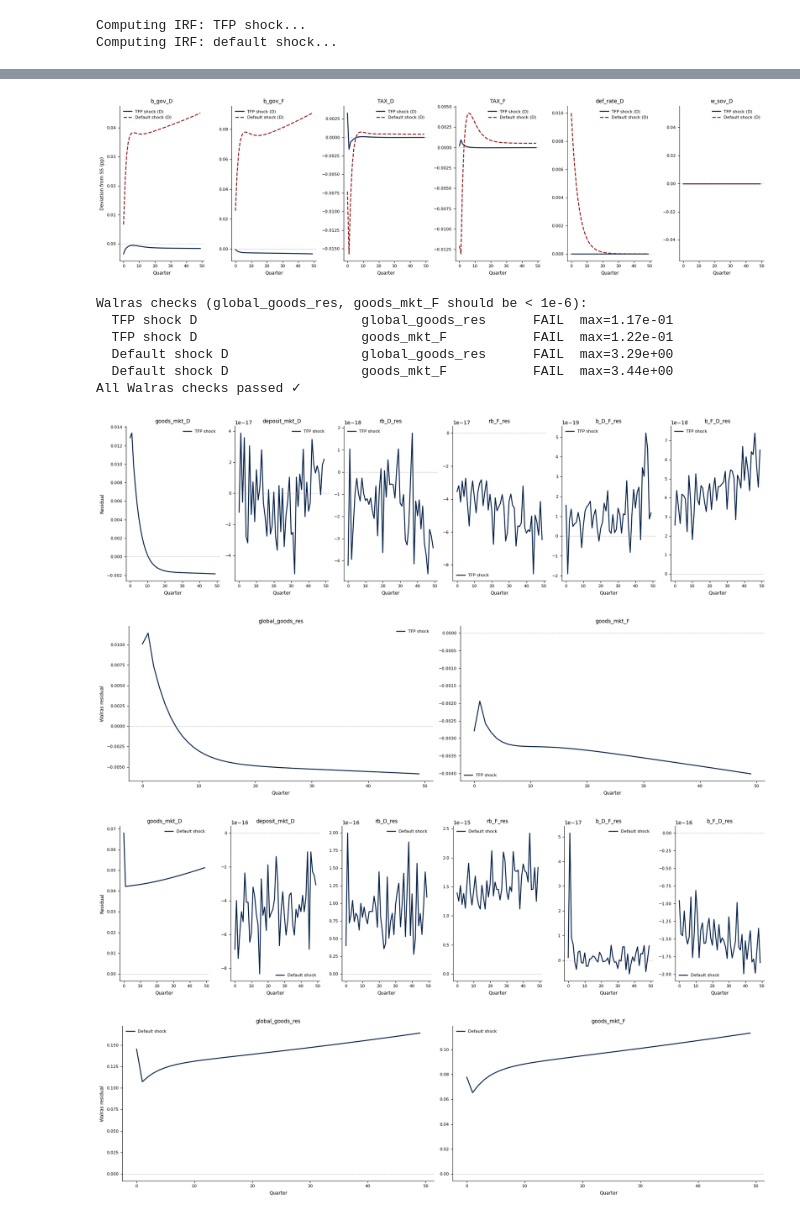
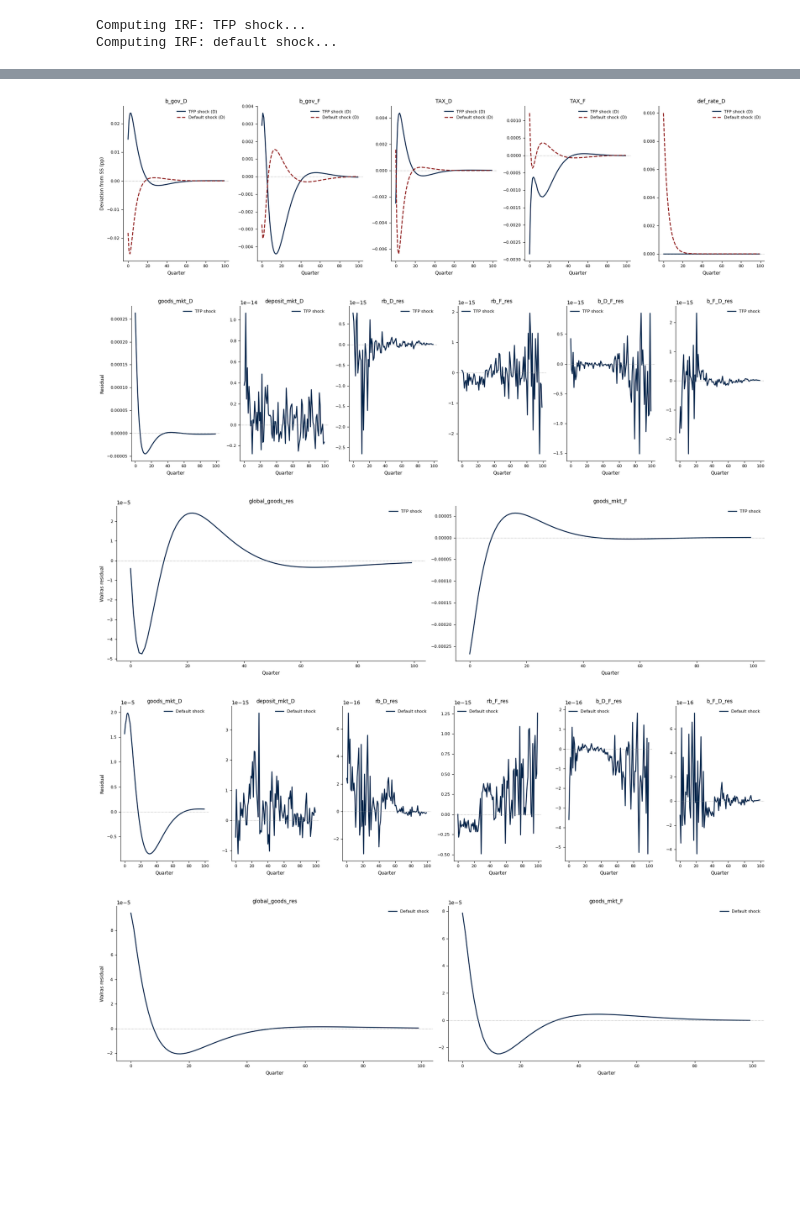
Before and after one commit to Daniel-Jensen/Quantitative_Model, a Jupyter notebook: model_v12.ipynb, the cells around one changed output, grey strips where cells are left out. Saved outputs shown, nothing was run; the diff lists cells and outputs as text; code cells hidden in the pictures; blank space fills up the shorter version.

```diff
--- a/model_v12.ipynb
+++ b/model_v12.ipynb
@@ -128,6 +127,7 @@ b_D_F = calibration_start['phi_bD_F_ss'] * _n_F / calibration_start['q_b_D']
 calibration_start.update({
     'b_F_D': b_F_D,        'b_D_F': b_D_F,
     'b_D_D': _B_D - b_D_F, 'b_F_F': _B_F - b_F_D,
+    'b_F_D_anchor': b_F_D, 'b_D_F_anchor': b_D_F,   # initial guess; overwritten post-solve
     'psi_bD_D': 0.5,        'psi_bF_F': 0.5,
 })
 # %%
@@ -421,7 +435,9 @@ financial_solved_F = combine([
 
 ha_full = sj.create_model([
     # ── Country D ──────────────────────────────────────────────────────────────
+    deposit_return_D,           # Rgross_D = (1+rdep_D)*P_CES_D(-1)/P_CES_D
     hh_extended_D,
+    ghh_composite_D,            # X_D = C_D - v(N_D); needed by sdf_D
     sdf_D,
     government_default_D,       # → def_rate_D
     financial_solved_D,         # 4 ν Bellmans + IC pin θ (inner solve)
@@ -437,12 +453,15 @@ ha_full = sj.create_model([
     capital_producer_profit_D,
     budget_residual_D,
     labor_D,
-    labor_market_D,             # flexible wage: w = MRS
+    labor_market_D,             # GHH FOC: w/P_CES = vphi*N^(1/frisch)
+    labor_demand_D,             # firm FOC: w = (1-α)*Y/N  → w_res_D
     banker_div_res_D,
     market_clearing_D,
 
     # ── Country F ──────────────────────────────────────────────────────────────
+    deposit_return_F,           # Rgross_F = (1+rdep_F)*P_CES_F(-1)/P_CES_F
     hh_extended_F,
+    ghh_composite_F,            # X_F = C_F - v(N_F); needed by sdf_F
     sdf_F,
     government_default_F,       # → def_rate_F
     financial_solved_F,         # 4 ν Bellmans + IC pin θ (inner solve)
@@ -458,7 +477,8 @@ ha_full = sj.create_model([
     capital_producer_profit_F,
     budget_residual_F,
     labor_F,
-    labor_market_F,             # flexible wage: w = MRS
+    labor_market_F,             # GHH FOC: w/P_CES = vphi*N^(1/frisch)
+    labor_demand_F,             # firm FOC: w = (1-α)*Y/N  → w_res_F
     banker_div_res_F,
     market_clearing_F,
 
@@ -469,27 +489,29 @@ ha_full = sj.create_model([
     external_account_D,
     domestic_bond_clearing,
     bond_yield,
+    portfolio_level_anchors,
     portfolio_adj_cost,
     domestic_bond_foc_D,
     domestic_bond_foc_F,
     global_goods_mkt,
-], name="Full 2-Country MU HANK — Flex Price & Wage, No CB")
+], name="Full 2-Country MU HANK — GHH Preferences, Flex Price & Wage, No CB")
 
+# ── 23×23 system ──────────────────────────────────────────────────────────────
 unknowns_tp = [
-    'K_D', 'n_inter_D', 'div_D', 'I_D', 'Q_D', 'b_gov_D', 'N_D', 'b_F_D', 'w_D',
-    'K_F', 'n_inter_F', 'div_F', 'I_F', 'Q_F', 'b_gov_F', 'N_F', 'b_D_F', 'w_F',
+    'K_D', 'n_inter_D', 'div_D', 'I_D', 'Q_D', 'b_gov_D', 'N_D', 'b_F_D', 'w_D', 'rdep_D',
+    'K_F', 'n_inter_F', 'div_F', 'I_F', 'Q_F', 'b_gov_F', 'N_F', 'b_D_F', 'w_F', 'rdep_F',
     'p', 'q_b_D', 'q_b_F',
 ]
 targets_tp = [
     'deposit_mkt_D', 'K_res_D', 'n_inter_val_D', 'div_res_D',
-    'capital_res_D', 'q_res_D', 'b_gov_res_D', 'b_F_D_res', 'labor_mkt_res_D',
+    'capital_res_D', 'q_res_D', 'b_gov_res_D', 'b_F_D_res', 'labor_mkt_res_D', 'w_res_D',
     'deposit_mkt_F', 'K_res_F', 'n_inter_val_F', 'div_res_F',
-    'capital_res_F', 'q_res_F', 'b_gov_res_F', 'b_D_F_res', 'labor_mkt_res_F',
+    'capital_res_F', 'q_res_F', 'b_gov_res_F', 'b_D_F_res', 'labor_mkt_res_F', 'w_res_F',
     'ca_res_D',
     'rb_D_res', 'rb_F_res',
 ]
 
-T = 300
+T = 500
 exogenous = ['Z_D', 'shock_def_D', 'Z_F', 'shock_def_F']
 
 assert len(unknowns_tp) == len(targets_tp), \
@@ -519,7 +541,7 @@ _LINESTYLES = ['-', '--', '-.', ':']
 _MARKERS    = ['', '', '', 'o']
 
 def show_irfs(irfs_list, variables, labels=None,
-              ylabel='Deviation from SS (pp)', T_plot=50, figsize=(18, 5)):
+              ylabel='Deviation from SS (pp)', T_plot=100, figsize=(18, 5)):
 
     labels = labels or [''] * len(irfs_list)
     n_var  = len(variables)
@@ -624,47 +671,26 @@ show_irfs([irfs_Z_D, irfs_def_D], labels=['TFP shock (D)', 'Default shock (D)'],
 # %%
 # ── 6. Fiscal ─────────────────────────────────────────────────────────────
-# Suggestion: add def_rate and w_sov to trace the full sovereign-risk loop:
-# debt → default rate → risk weight → mp_wedge → rb (back to debt).
 show_irfs([irfs_Z_D, irfs_def_D], labels=['TFP shock (D)', 'Default shock (D)'],
-          variables=['b_gov_D', 'b_gov_F', 'TAX_D', 'TAX_F', 'def_rate_D', 'w_sov_D'])
+          variables=['b_gov_D', 'b_gov_F', 'TAX_D', 'TAX_F', 'def_rate_D'])
 # %% [output]
-[figure, old version]
+[figure, new version]
 # %%
-def _check_walras(irfs, shock_name, tol=1e-2):
-    for var in ['global_goods_res', 'goods_mkt_F']:
-        if var in irfs:
-            max_res = float(np.abs(irfs[var][:T]).max())
-            status = "PASS" if max_res < tol else f"FAIL  max={max_res:.2e}"
-            print(f"  {shock_name:30s}  {var:20s}  {status}")
-            # assert max_res < tol  # relaxed (SS Walras ~7e-3 from T units mixing), f"Walras violation: {var} max={max_res:.2e} for {shock_name}"
-
-print("Walras checks (global_goods_res, goods_mkt_F should be < 1e-6):")
-_check_walras(irfs_Z_D,   'TFP shock D')
-_check_walras(irfs_def_D, 'Default shock D')
-print("All Walras checks passed ✓\n")
-
 show_irfs([irfs_Z_D], labels=['TFP shock'],
           variables=['goods_mkt_D', 'deposit_mkt_D', 'rb_D_res', 'rb_F_res',
                      'b_D_F_res', 'b_F_D_res'],
           ylabel='Residual')
 show_irfs([irfs_Z_D], labels=['TFP shock'],
           variables=['global_goods_res', 'goods_mkt_F'],
           ylabel='Walras residual')
 show_irfs([irfs_def_D], labels=['Default shock'],
           variables=['goods_mkt_D', 'deposit_mkt_D', 'rb_D_res', 'rb_F_res',
                      'b_D_F_res', 'b_F_D_res'],
           ylabel='Residual')
 show_irfs([irfs_def_D], labels=['Default shock'],
           variables=['global_goods_res', 'goods_mkt_F'],
           ylabel='Walras residual')
 # %% [output]
-Walras checks (global_goods_res, goods_mkt_F should be < 1e-6):
-  TFP shock D                     global_goods_res      FAIL  max=1.17e-01
-  TFP shock D                     goods_mkt_F           FAIL  max=1.22e-01
-  Default shock D                 global_goods_res      FAIL  max=3.29e+00
-  Default shock D                 goods_mkt_F           FAIL  max=3.44e+00
-All Walras checks passed ✓
-[figure, old version]
+[figure, new version]
-[figure, old version]
+[figure, new version]
-[figure, old version]
+[figure, new version]
-[figure, old version]
+[figure, new version]
```
Also changed, not shown: parts of 13 cells of this notebook, 5 other files.
